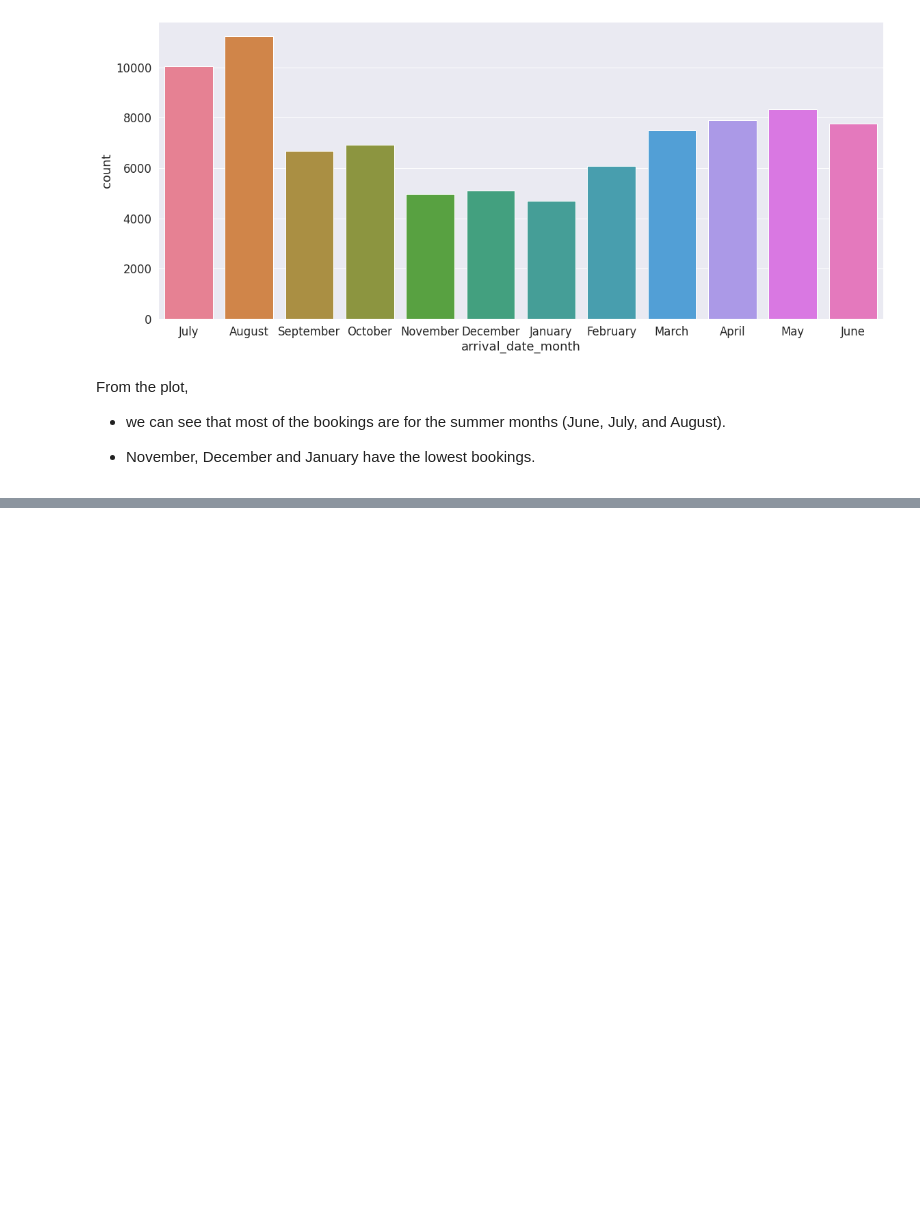
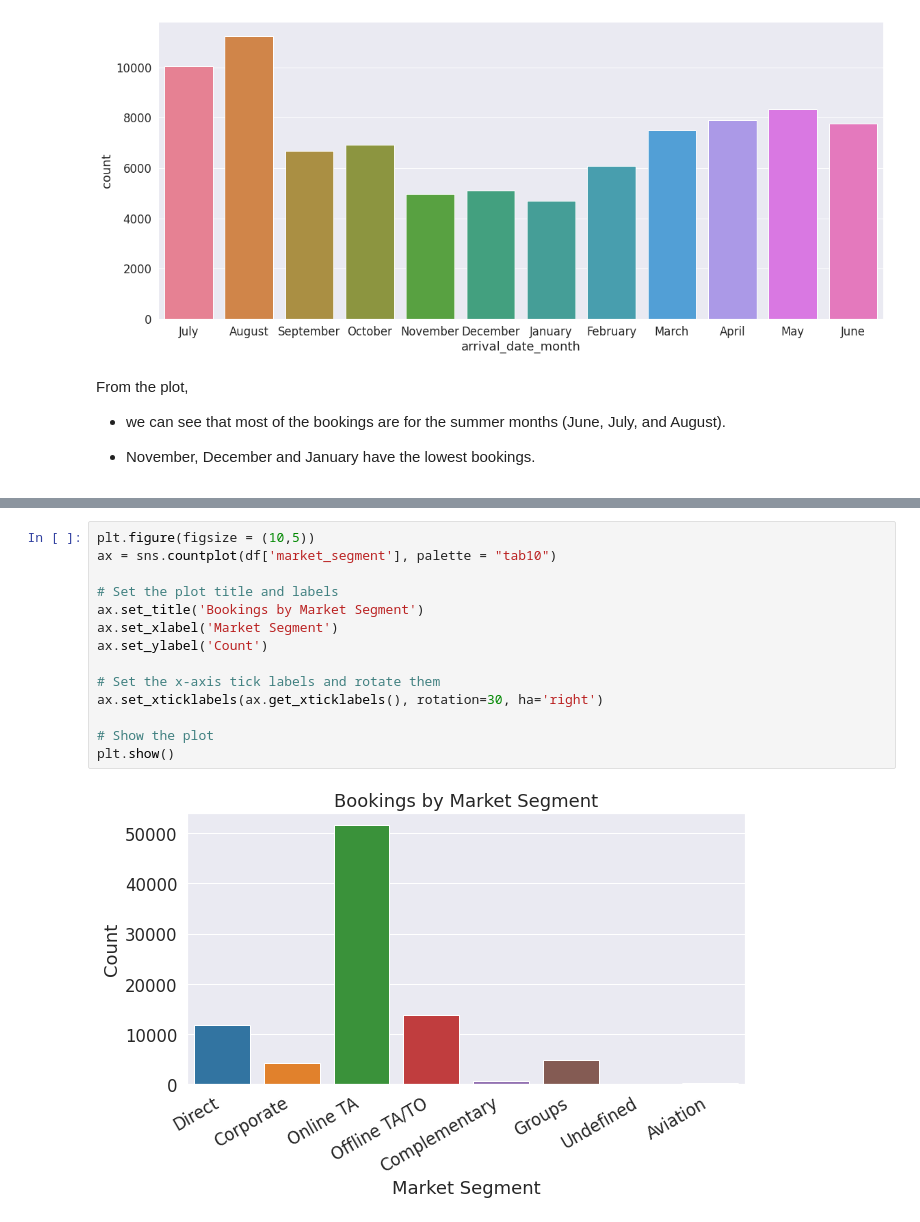
Before and after one commit to RanojoyBiswas/Hotel-Booking-Analysis-EDA-, a Jupyter notebook: Hotel_Booking_Analysis.ipynb, the cells around one changed output, grey strips where cells are left out. Drawn from its saved outputs; the diff is of its cells as text; blank space fills up the shorter version.

```diff
--- a/Hotel_Booking_Analysis.ipynb
+++ b/Hotel_Booking_Analysis.ipynb
@@ -457,0 +479,16 @@ From the plot,
+# %%
+plt.figure(figsize = (10,5))
+ax = sns.countplot(df['market_segment'], palette = "tab10")
+
+# Set the plot title and labels
+ax.set_title('Bookings by Market Segment')
+ax.set_xlabel('Market Segment')
+ax.set_ylabel('Count')
+
+# Set the x-axis tick labels and rotate them
+ax.set_xticklabels(ax.get_xticklabels(), rotation=30, ha='right')
+
+# Show the plot
+plt.show()
+# %% [output]
+[figure, added]
```
Also changed, not shown: parts of 13 cells of this notebook.
